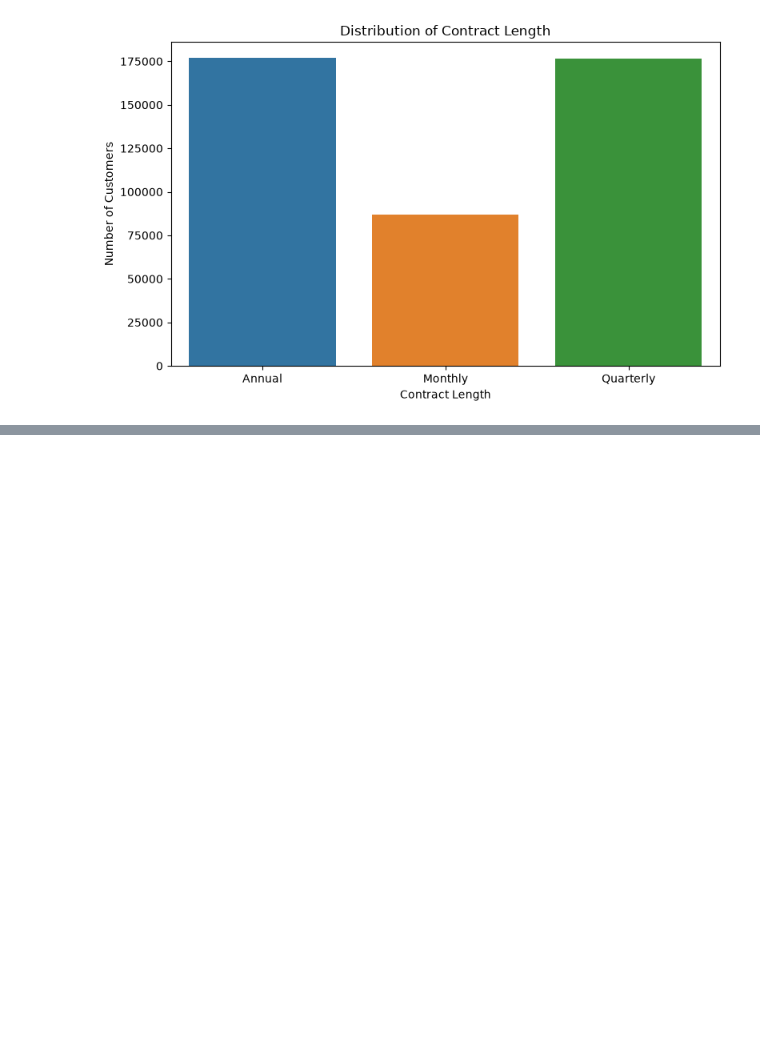
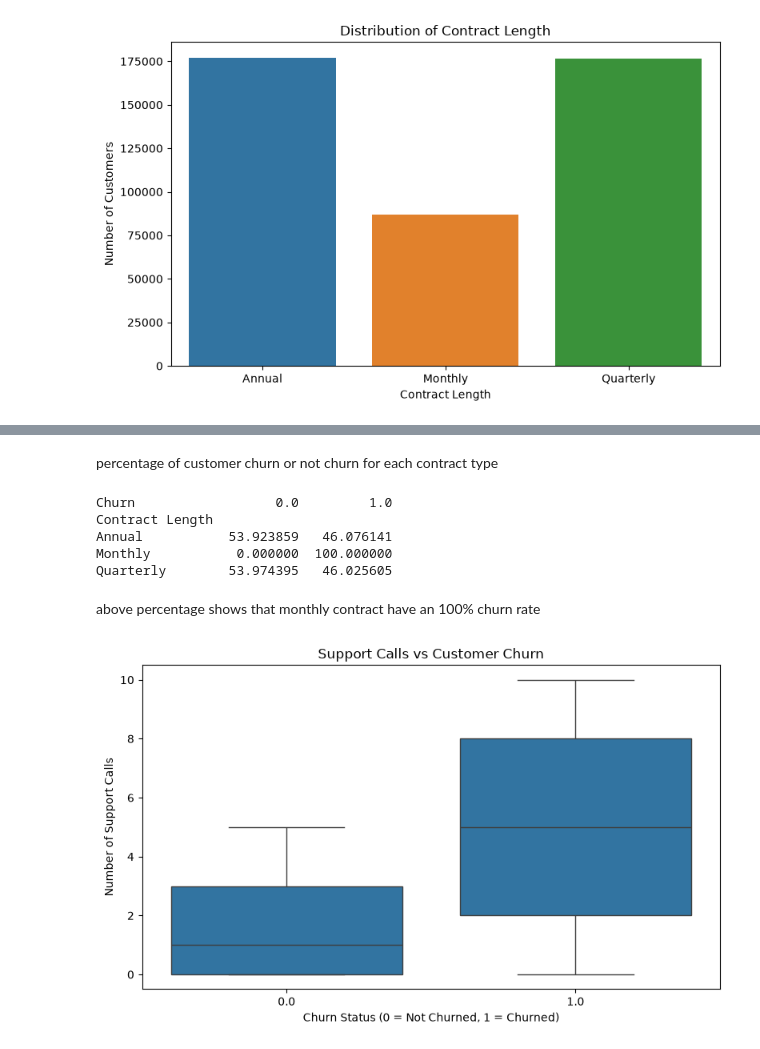
Before and after one commit to rpDashCodes/customer-churn-prediction, a Jupyter notebook: notebooks/01_data_exploration.ipynb, the cells around one changed output, grey strips where cells are left out. Drawn from its saved outputs; the diff is of its cells as text; code cells hidden in the pictures; blank space fills up the shorter version.

```diff
--- a/notebooks/01_data_exploration.ipynb
+++ b/notebooks/01_data_exploration.ipynb
@@ -100,0 +124,35 @@ for col in categorical_columns:
+# %% [markdown]
+percentage of customer churn or not churn  for each contract type
+# %%
+churn_percentage = pd.crosstab(
+    train_df["Contract Length"],
+    train_df["Churn"],
+    normalize="index"
+) * 100
+
+print(churn_percentage)
+# %% [output]
+Churn                  0.0         1.0
+Contract Length
+Annual           53.923859   46.076141
+Monthly           0.000000  100.000000
+Quarterly        53.974395   46.025605
+# %% [markdown]
+above percentage shows that monthly contract have an 100% churn rate
+# %%
+plt.figure(figsize=(8, 5))
+
+sns.boxplot(
+    data=train_df,
+    x="Churn",
+    y="Support Calls"
+)
+
+plt.title("Support Calls vs Customer Churn")
+plt.xlabel("Churn Status (0 = Not Churned, 1 = Churned)")
+plt.ylabel("Number of Support Calls")
+
+plt.tight_layout()
+plt.show()
+# %% [output]
+[figure, added]
```
Also changed, not shown: parts of 56 cells of this notebook, 7 other files.
